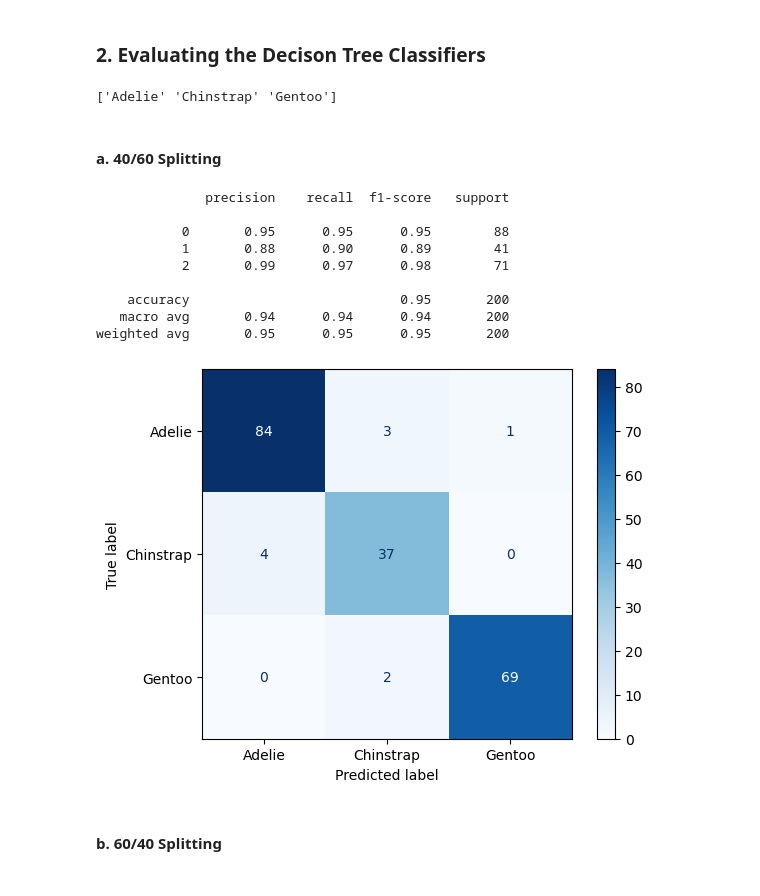
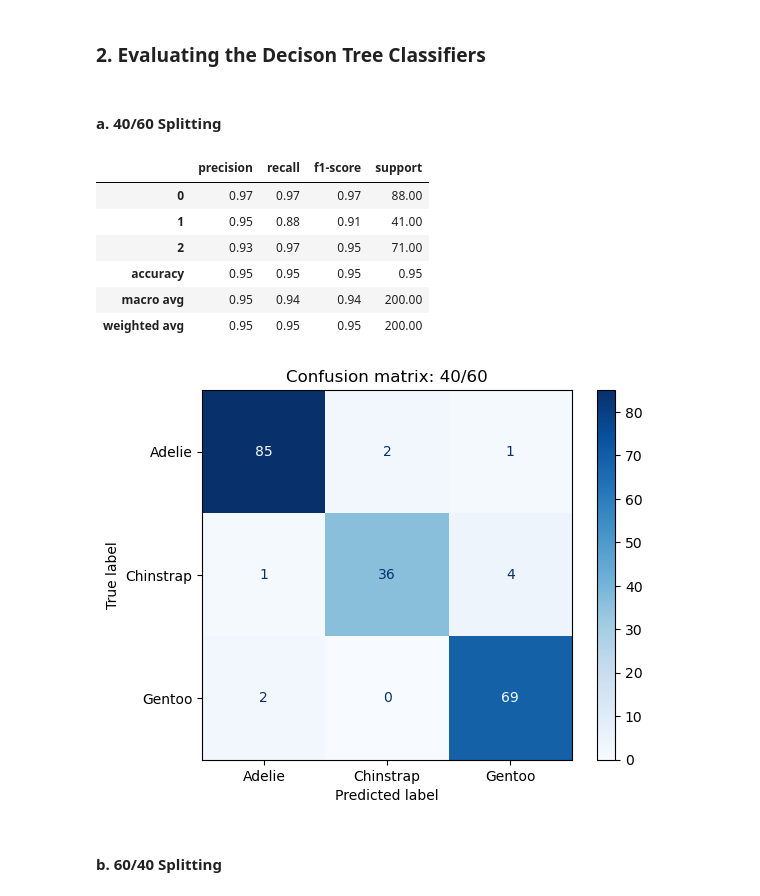
Before and after one commit to baobean/CSC14003-DecisionTree, a Jupyter notebook: palmer_penguin.ipynb, the cells around one changed output. Cells and saved outputs as stored; diff of their text form; code cells hidden in the pictures.

```diff
--- a/palmer_penguin.ipynb
+++ b/palmer_penguin.ipynb
@@ -129,11 +129,18 @@ plt.show()
 # %% [markdown]
 Categorical handling
 # %%
+import numpy as np
 column_transformer = ColumnTransformer(
     transformers=[("categorical", OneHotEncoder(drop="first", sparse_output=False), ['island', 'sex'])],
-    remainder="passthrough"
+    remainder="passthrough",
+    verbose_feature_names_out=False
 )
+
+
+
+label_order = ['Adelie', 'Gentoo', 'Chinstrap']
 label_encoder = LabelEncoder()
+label_encoder.classes_ = np.array(label_order)
 for name, (feature_train, feature_test, label_train, label_test) in datasets.items():
     feature_train = column_transformer.fit_transform(feature_train)
     feature_test = column_transformer.transform(feature_test)
@@ -216,23 +223,21 @@ graphs["90/10"]
 [drawing not drawn]
 # %% [markdown]
 ### 2. Evaluating the Decison Tree Classifiers
-# %%
-encoded_labels = [0, 1, 2]
-original_labels = label_encoder.inverse_transform(encoded_labels)
-
-print(original_labels)
-# %% [output]
-['Adelie' 'Chinstrap' 'Gentoo']
 # %%
 
 from sklearn.metrics import classification_report
 from sklearn.metrics import ConfusionMatrixDisplay
 eval_results = {}
-for name, model in models.items():
+def evaluate_decision_tree_classifier(model, name):
     feature_train, feature_test, label_train, label_test = datasets[name]
     y_pred = model.predict(feature_test)
     y_true = label_test
-    report = classification_report(y_true, y_pred, labels=[0,1,2],   zero_division=1)
+    report = classification_report(y_true, y_pred, labels=[0,1,2], output_dict=True)
+    report_df = pd.DataFrame(report).transpose()
+    display(report_df.round(2))
+
     cm = confusion_matrix(y_true, y_pred, labels=[0,1,2])
-
-    eval_results[name] = (report, cm)
+    cm_display = ConfusionMatrixDisplay(cm, display_labels = label_encoder.classes_)
+    cm_display.plot(cmap = "Blues")
+    plt.title("Confusion matrix: " + name)
+    plt.show()
@@ -245,18 +244,16 @@ def evaluate(training_size):
 # %% [markdown]
 #### a. 40/60 Splitting
 # %%
-evaluate('40/60')
+evaluate_decision_tree_classifier(models['40/60'],'40/60')
 # %% [output]
-              precision    recall  f1-score   support
-
-           0       0.95      0.95      0.95        88
-           1       0.88      0.90      0.89        41
-           2       0.99      0.97      0.98        71
-
-    accuracy                           0.95       200
-   macro avg       0.94      0.94      0.94       200
-weighted avg       0.95      0.95      0.95       200
+|  | precision | recall | f1-score | support |
+| 0 | 0.97 | 0.97 | 0.97 | 88.00 |
+| 1 | 0.95 | 0.88 | 0.91 | 41.00 |
+| 2 | 0.93 | 0.97 | 0.95 | 71.00 |
+| accuracy | 0.95 | 0.95 | 0.95 | 0.95 |
+| macro avg | 0.95 | 0.94 | 0.94 | 200.00 |
+| weighted avg | 0.95 | 0.95 | 0.95 | 200.00 |
-[figure, old version]
+[figure, new version]
 # %% [markdown]
 #### b. 60/40 Splitting
 # %%
```
Also changed, not shown: parts of 32 cells of this notebook.
